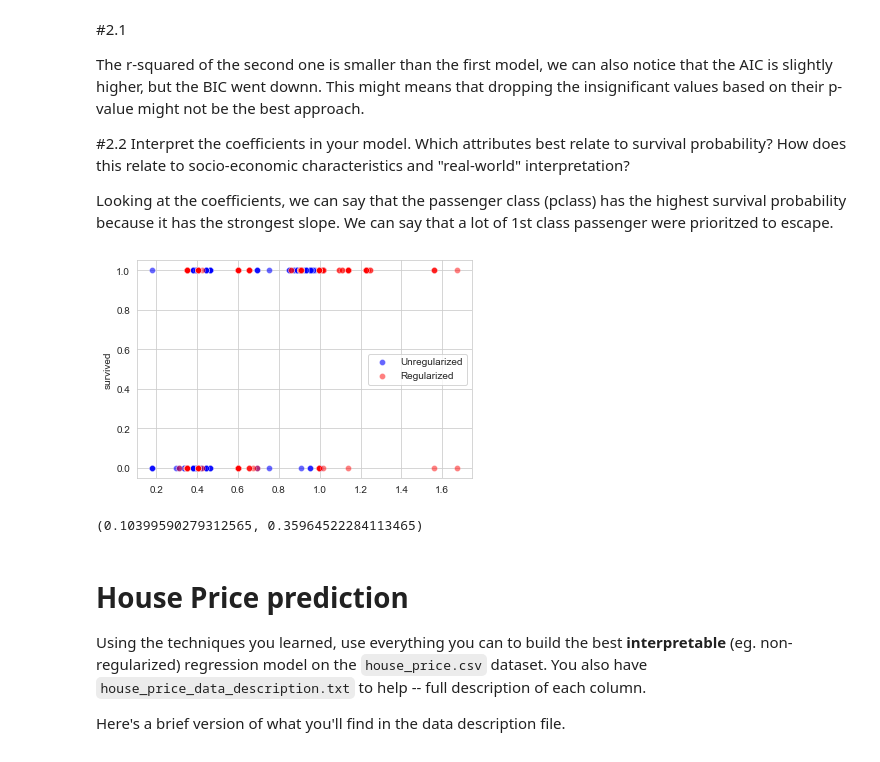
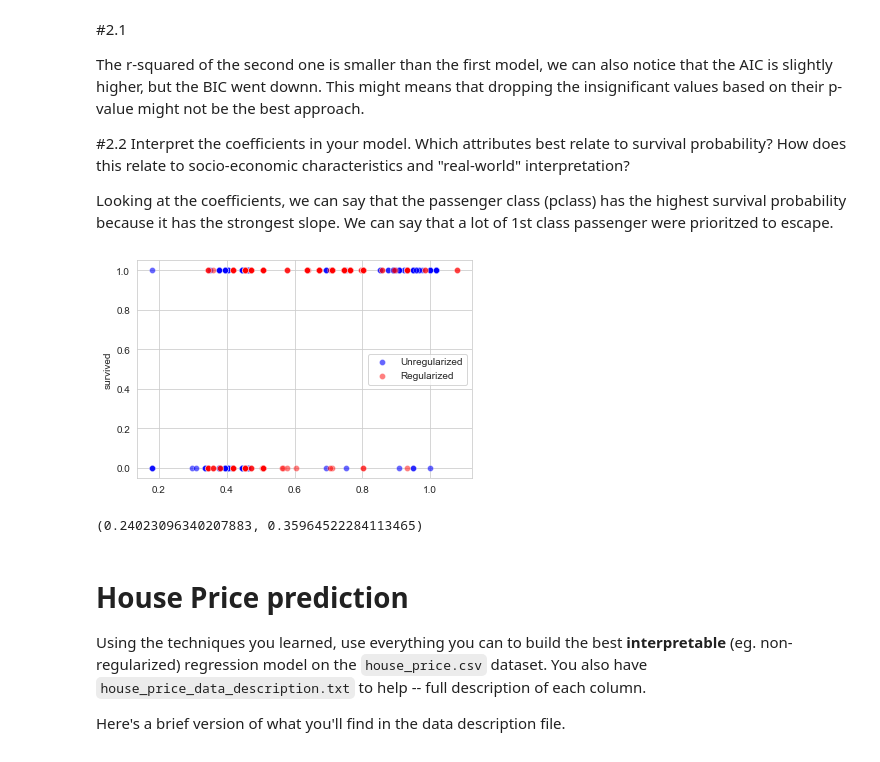
Before and after one commit to cb-ds-1/m3-3-engineering-regression, a Jupyter notebook: workshop.ipynb, the cells around one changed output. Drawn from its saved outputs; the diff is of its cells as text; code cells hidden in the pictures.

```diff
--- a/workshop.ipynb
+++ b/workshop.ipynb
@@ -266,40 +266,44 @@ from sklearn.metrics import r2_score
 est = sm.OLS(y, x_model_2).fit(cov_type='HC2')
 
 #shrinks coef toward zero, but they rarely reach zero
-est_ridge = sm.OLS(y, x_model_2).fit_regularized(L1_wt=0)
+#est_ridge = sm.OLS(y, x_model_2).fit_regularized(L1_wt=0)
+
+est_ridge = sm.OLS(y, x_model_2).fit_regularized(method='elastic_net', alpha=0.2, L1_wt=0)
+
+#method='elastic_net', alpha=0.2, L1_wt=1.0
 
 #lasso shrinks coef all the wayy to zero, removing them from the model
 
 est_lasso = sm.OLS(y, x_model_2).fit_regularized(L1_wt=1)
 
 #predict without ridge
 y_hat = est.predict(x_model_2)
 
 #Predict x values with ridge
 y_hat_ridge = est_ridge.predict(x_model_2)
 #Predict x values with lasso
 y_hat_lasso = est_lasso.predict(x_model_2)
 
 
 
 #Plot the regularized vs unregularized models
 sns.set_style('whitegrid')
 sns.scatterplot(x=y_hat,y=y,color='blue',alpha=.6,label='Unregularized')
 
 #Can also set x to est.fittedvalues? or est_ridge.fittedvalues...
 sns.scatterplot(x=y_hat_ridge,y=y,color='red',alpha=.5,label='Regularized')
 plt.show()
 
 
 r2_score(y,y_hat_ridge), r2_score(y, y_hat_lasso)
 
 #Lasso regression is preferred if we believe many features are irrelevant or if we prefer a sparse model.
 
 
 # Ridge seems slightly better
 # %% [output]
-[figure, old version]
+[figure, new version]
-(0.10399590279312565, 0.35964522284113465)
+(0.24023096340207883, 0.35964522284113465)
 # %% [markdown]
 # House Price prediction
 
```
Also changed, not shown: parts of 2 cells of this notebook.
